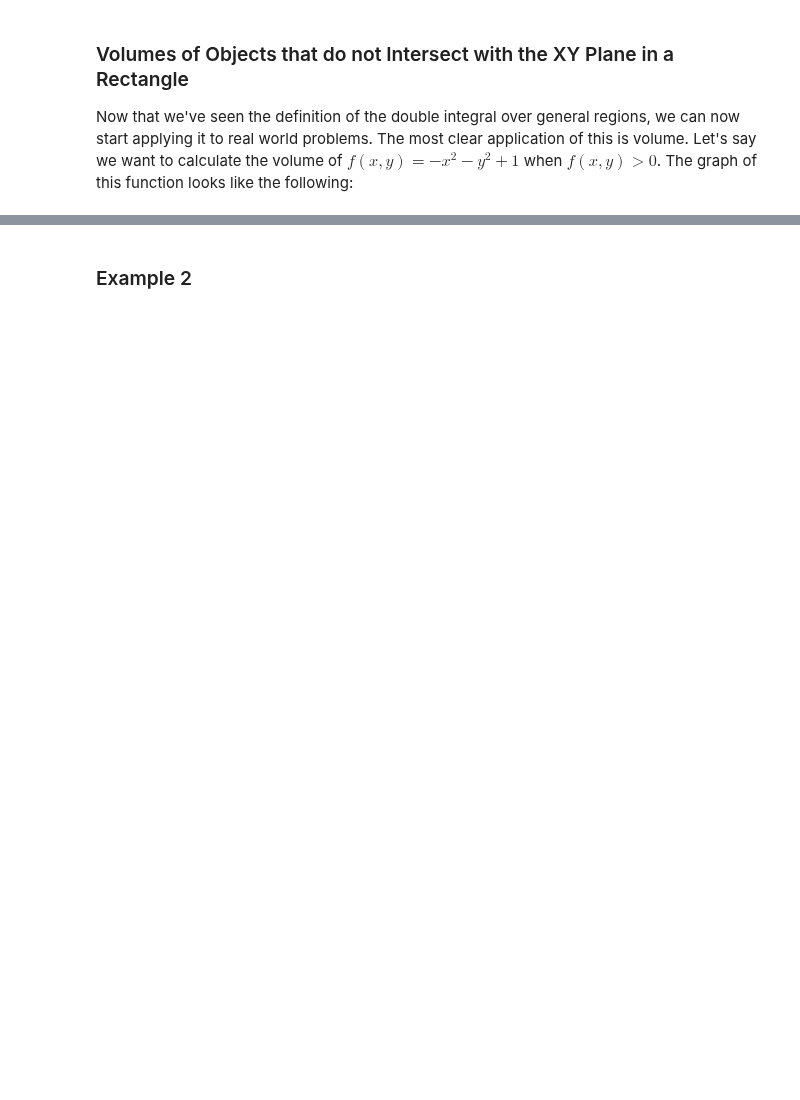
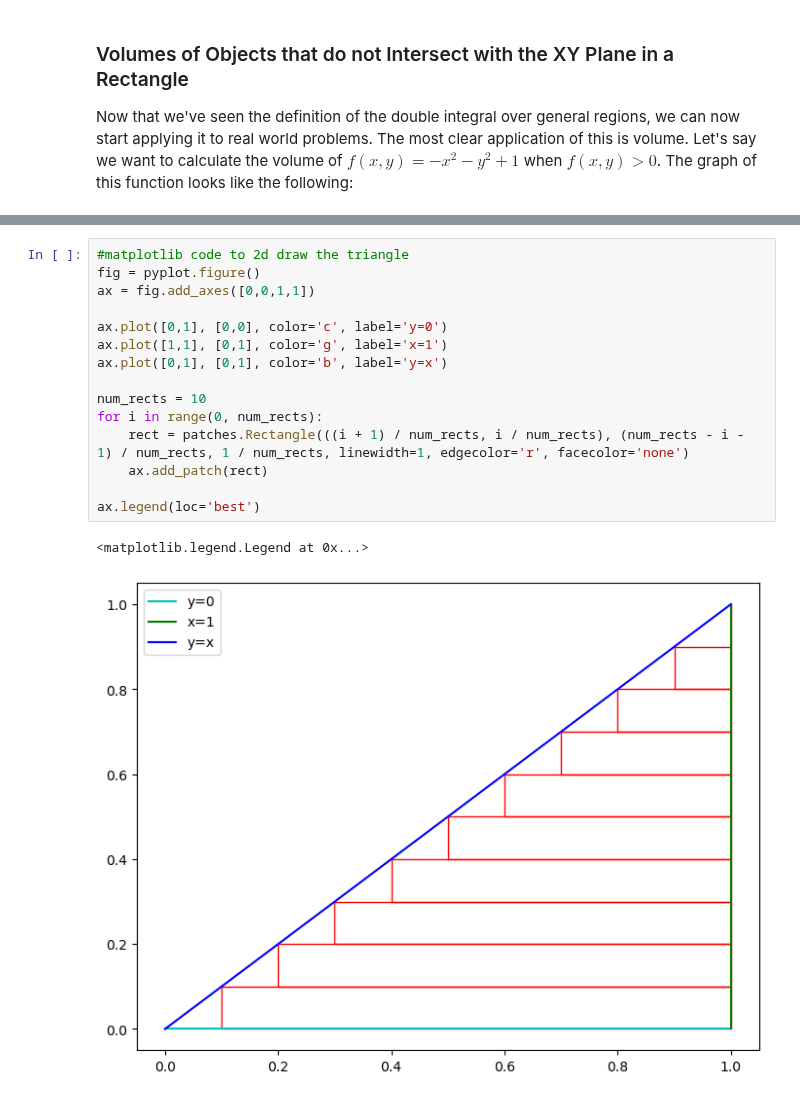
Before and after one commit to boomanaiden154/Notes, a Jupyter notebook: Math/Calculus/Notebooks/double_integration_general_regions.ipynb, the cells around one changed output, grey strips where cells are left out. Cells and saved outputs as stored; diff of their text form; blank space fills up the shorter version.

```diff
--- a/Math/Calculus/Notebooks/double_integration_general_regions.ipynb
+++ b/Math/Calculus/Notebooks/double_integration_general_regions.ipynb
@@ -70,2 +144,18 @@ $$f(x,y)=\frac{\sin{x}}{x}$$
-# %% [markdown]
-### Example 2
+# %%
+#matplotlib code to 2d draw the triangle
+fig = pyplot.figure()
+ax = fig.add_axes([0,0,1,1])
+
+ax.plot([0,1], [0,0], color='c', label='y=0')
+ax.plot([1,1], [0,1], color='g', label='x=1')
+ax.plot([0,1], [0,1], color='b', label='y=x')
+
+num_rects = 10
+for i in range(0, num_rects):
+    rect = patches.Rectangle(((i + 1) / num_rects, i / num_rects), (num_rects - i - 1) / num_rects, 1 / num_rects, linewidth=1, edgecolor='r', facecolor='none')
+    ax.add_patch(rect)
+
+ax.legend(loc='best')
+# %% [output]
+<matplotlib.legend.Legend at 0x...>
+[figure, added]
```
Also changed, not shown: parts of 12 cells of this notebook.
